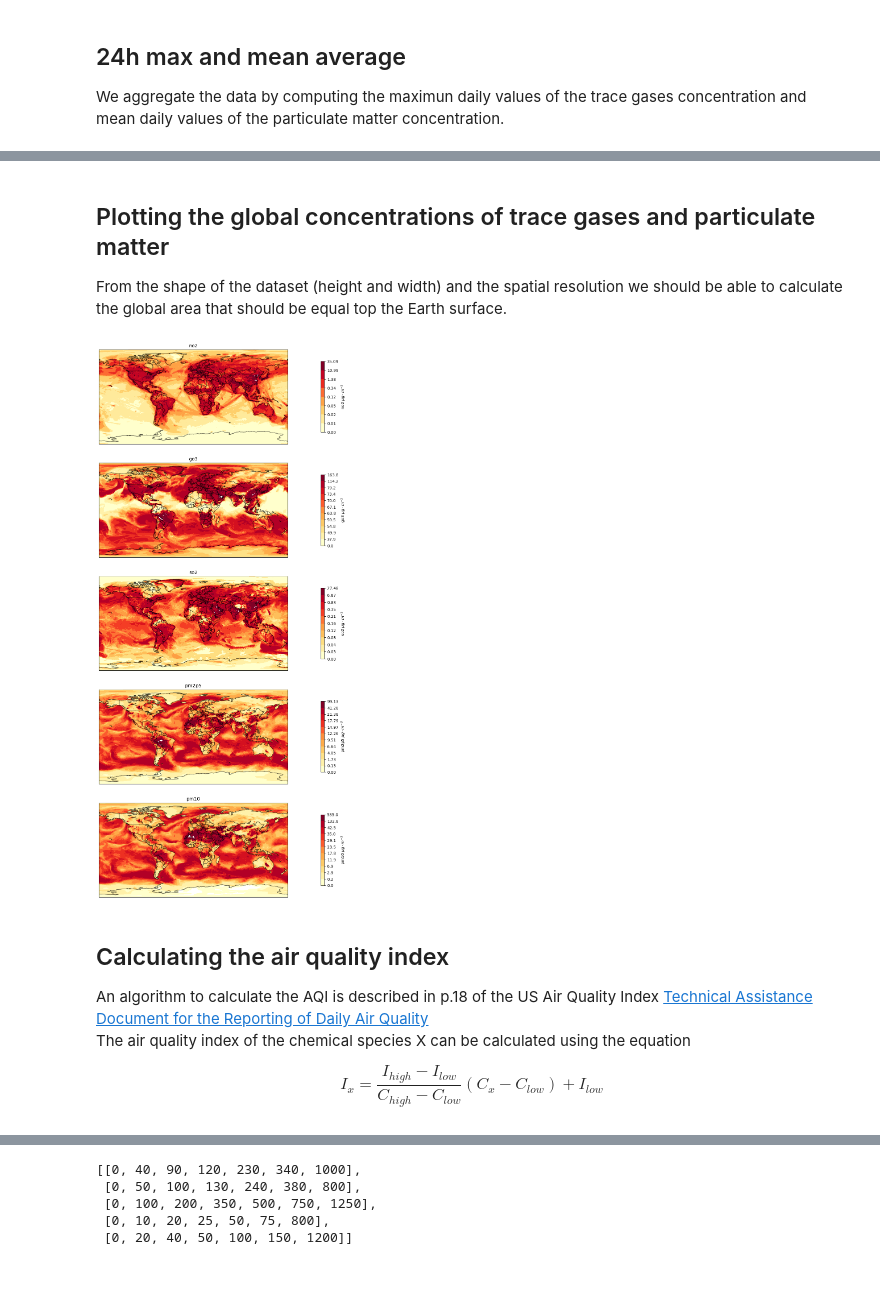
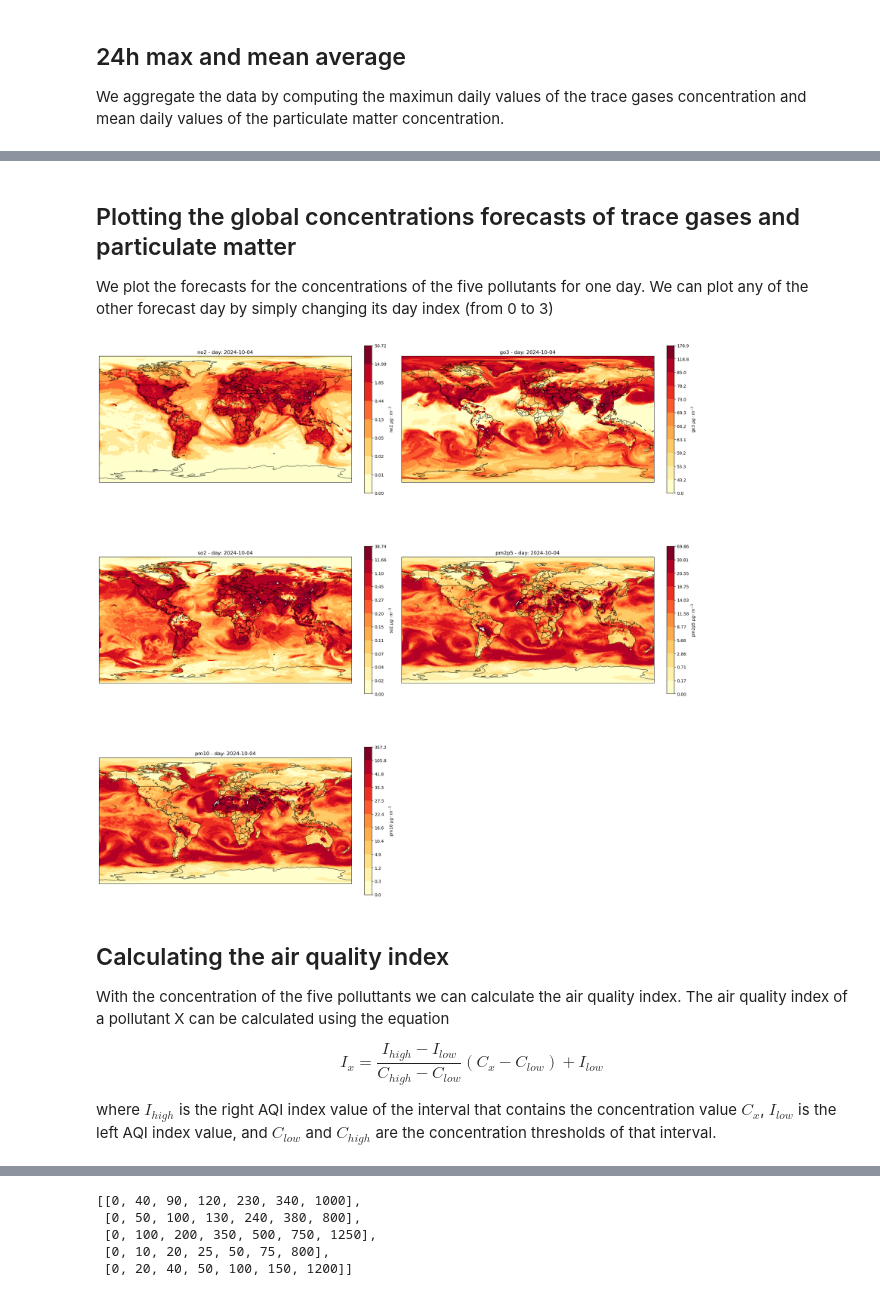
Before and after one commit to luigiselmi/copernicus, a Jupyter notebook: cams_glob_eaqi.ipynb, the cells around one changed output, grey strips where cells are left out. Cells and saved outputs as stored; diff of their text form; code cells hidden in the pictures.

```diff
--- a/cams_glob_eaqi.ipynb
+++ b/cams_glob_eaqi.ipynb
@@ -359,3 +307,0 @@ Skew: -0.17
-# %%
-o3_levels = contour_quantiles(o3_da)
-o3_levels
@@ -394,3 +307,0 @@ Skew: 0.28
-# %%
-so2_levels = contour_quantiles(so2_da)
-so2_levels
@@ -418,3 +307,0 @@ Skew: 0.01
-# %%
-pm25_levels = contour_quantiles(pm25_da)
-pm25_levels
@@ -442,3 +307,0 @@ Skew: 0.04
-# %%
-pm10_levels = contour_quantiles(pm10_da)
-pm10_levels
@@ -463,45 +309,45 @@ h_plot = pm10_da.plot.hist(figsize=(3,3))
 params = ['no2','go3','so2','pm2p5','pm10']
 all_levels = [no2_levels, o3_levels, so2_levels, pm25_levels, pm10_levels]
 # %% [markdown]
-## Plotting the global concentrations of trace gases and particulate matter
-From the shape of the dataset (height and width) and the spatial resolution we should be able to calculate the global area that should be equal top the Earth surface.
+## Plotting the global concentrations forecasts of trace gases and particulate matter
+We plot the forecasts for the concentrations of the five pollutants for one day. We can plot any of the other forecast day by simply changing its day index (from 0 to 3)
 # %%
-fig, axs = plt.subplots(nrows=5,
+day_index = 1 # index of the daily forecasts, from 0 to 3
+fig, axs = plt.subplots(nrows=3, ncols=2,
                         subplot_kw={'projection': ccrs.PlateCarree()},
-                        figsize=(30, 25))
-
+                        figsize=(20, 20), layout='constrained')
+axs = axs.flatten()
+days = [str(day)[:10] for day in eaqi_daily.valid_time.to_numpy()]
+fig.delaxes(axs[5])
 for i, param in enumerate(params):
     da = eaqi_daily[param]
     clevs = all_levels[i]
-    day_index = 0
+    day = days[day_index]
     data = da[day_index,:,:]
-    #vmin = da.min()
-    #vmax = da.max()
     cs = axs[i].contourf(da.longitude, da.latitude, data,
                         levels = clevs,
-                        #vmin=0.0,
-                        #vmax=vmax,
                         cmap='YlOrRd', # 'RdYlBu_r',
                         norm = mcol.BoundaryNorm(clevs, 256),
                         transform=ccrs.PlateCarree())
 
     cbar = plt.colorbar(cs, fraction=0.046, pad=0.05, orientation='vertical', shrink=0.75, ticks=clevs)
     cbar.set_label(param + ' $\mu g \cdot m^{-3}$')
     #axs[i].set_yticklabels(clevs)
     axs[i].set_extent([bb_west, bb_east, bb_south, bb_north], crs=ccrs.PlateCarree())
-    axs[i].set_title(param)
+    axs[i].set_title(param + ' - day: ' + day)
     axs[i].coastlines(color='black', alpha=0.7)
     axs[i].add_feature(cfeature.LAKES, alpha=0.7, edgecolor='black', facecolor='none')
     axs[i].add_feature(cfeature.BORDERS, alpha=0.7)
-    axs[i].margins(0.5)
+    axs[i].margins(0.1)
 # %% [output]
-[figure, old version]
+[figure, new version]
 # %% [markdown]
 ## Calculating the air quality index
-An algorithm to calculate the AQI is described in p.18 of the US Air Quality Index [Technical Assistance Document for the Reporting of Daily Air Quality](https://www.airnow.gov/publications/air-quality-index/technical-assistance-document-for-reporting-the-daily-aqi/)
-The air quality index of the chemical species X can be calculated using the equation
+With the concentration of the five polluttants we can calculate the air quality index. The air quality index of a pollutant X can be calculated using the equation
 
 $$I_x = \frac{I_{high} - I_{low}}{C_{high} - C_{low}}(C_x - C_{low}) + I_{low}$$
+
+where $I_{high}$ is the right AQI index value of the interval that contains the concentration value $C_x$, $I_{low}$ is the left AQI index value, and $C_{low}$ and $C_{high}$ are the concentration thresholds of that interval.
 # %% [markdown]
 
 |$NO_2$ $(\mu g/m^3)$|$O_3$ $(\mu g/m^3)$|$SO_2$ $(\mu g/m^3)$|$PM2.5$ $(\mu g/m^3)$|$PM10$ $(\mu g/m^3)$| AQI|Category|
```
Also changed, not shown: parts of 72 cells of this notebook.
